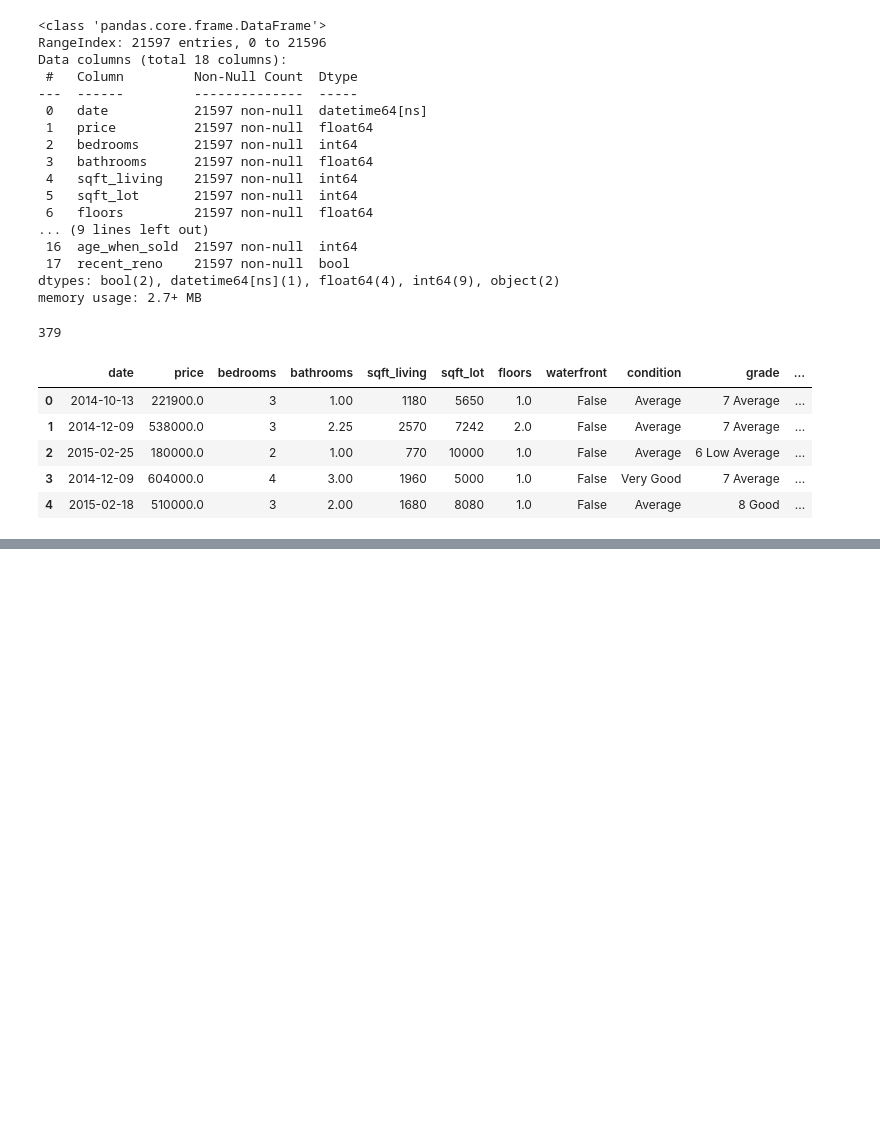
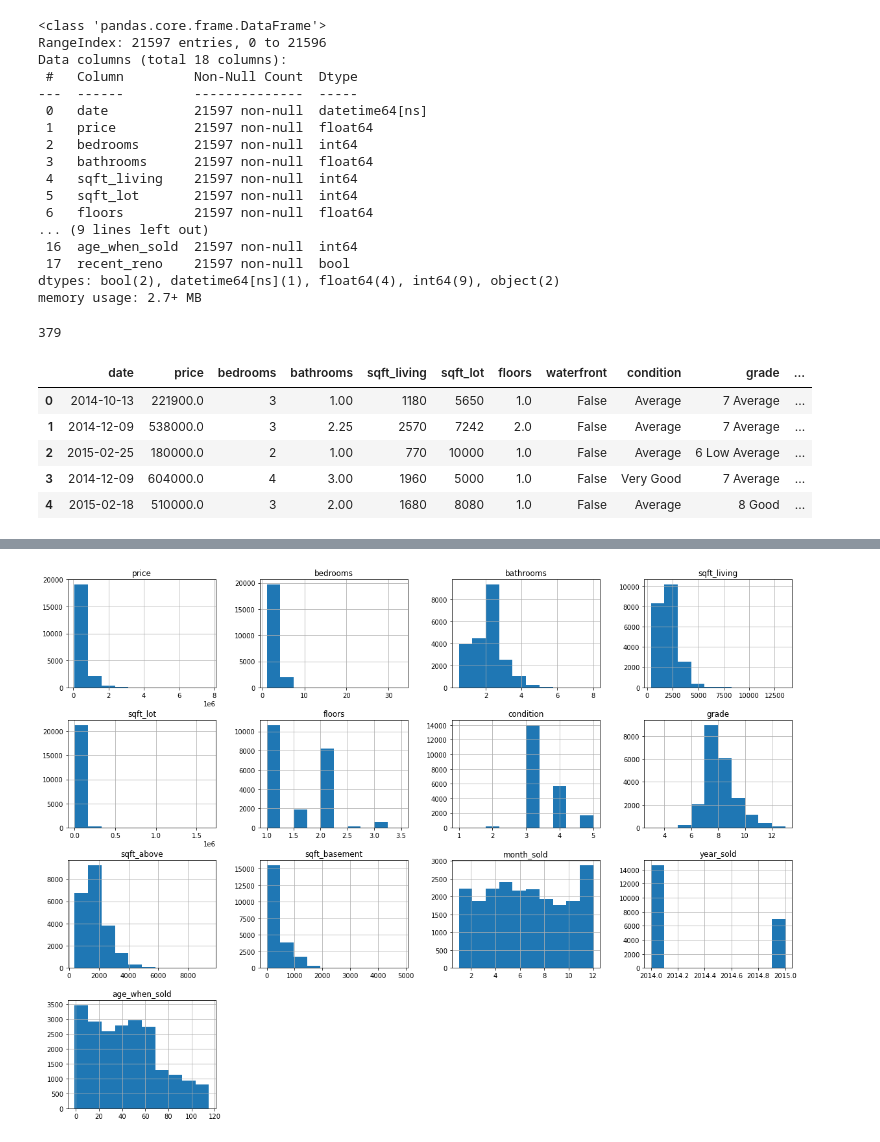
Before and after one commit to vict0rkang/dsc-phase-2-project-v2-3, a Jupyter notebook: student.ipynb, the cells around one changed output, grey strips where cells are left out. Saved outputs shown, nothing was run; the diff lists cells and outputs as text; code cells hidden in the pictures; blank space fills up the shorter version.

```diff
--- a/student.ipynb
+++ b/student.ipynb
@@ -537,0 +574,18 @@ df.head()
+# %%
+condition_key = {'Poor':1.0 , 'Fair':2.0 , 'Average':3.0 , 'Good':4.0 , 'Very Good':5.0}
+# %%
+grade_key = {'3 Poor':3.0,
+             '4 Low':4.0,
+             '5 Fair':5.0,
+             '6 Low Average':6.0,
+             '7 Average': 7.0,
+             '8 Good':8.0,
+             '9 Better':9.0,
+             '10 Very Good':10.0,
+             '11 Excellent':11.0,
+             '12 Luxury': 12.0,
+             '13 Mansion':13.0}
+# %%
+df['condition'] = df['condition'].replace(condition_key)
+# %%
+df['grade'] = df['grade'].replace(grade_key)
@@ -537,0 +687,4 @@ df.head()
+# %%
+df.hist(figsize = (20,15));
+# %% [output]
+[figure, added]
```
Also changed, not shown: parts of 11 cells of this notebook.
